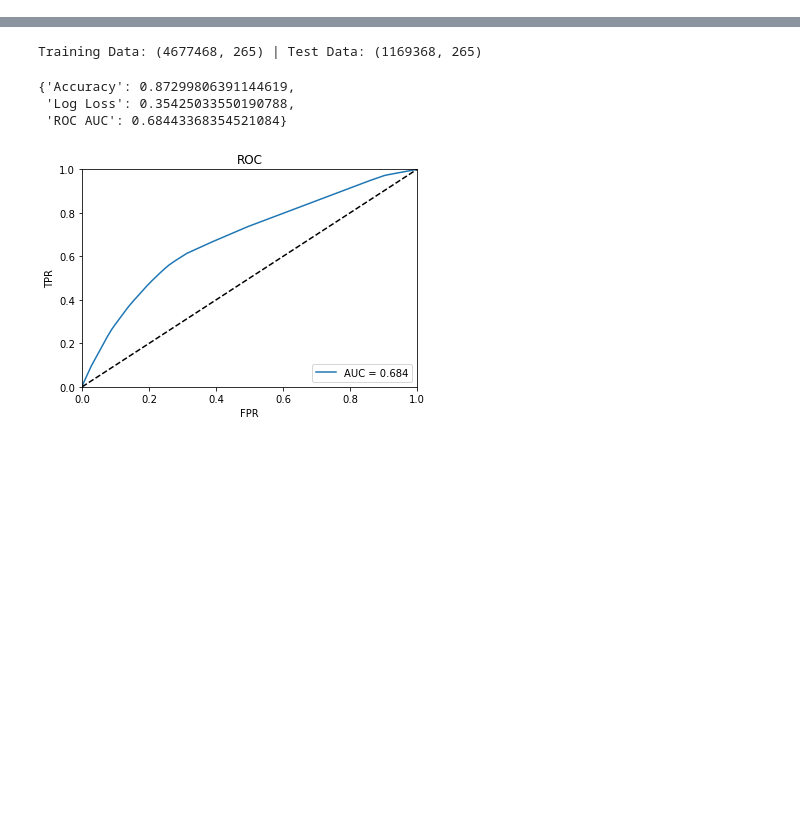
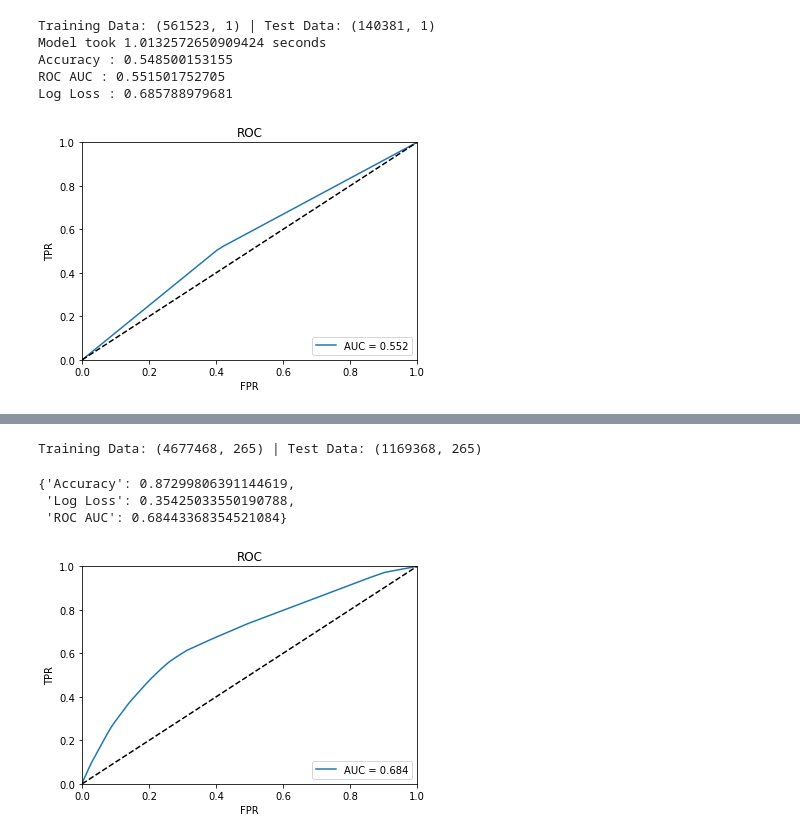
Before and after one commit to colinandrus/ml_course_project, a Jupyter notebook: notebooks/predict_appeal.ipynb, the cells around one changed output, grey strips where cells are left out. Drawn from its saved outputs; the diff is of its cells as text; code cells hidden in the pictures; blank space fills up the shorter version.

```diff
--- a/notebooks/predict_appeal.ipynb
+++ b/notebooks/predict_appeal.ipynb
@@ -40,0 +194,22 @@ def create_dchen_subset():
+# %%
+# Logistic Regression: nationality only
+start_time = time.time()
+CAT_FEATURES = []
+NUM_FEATURES = ['affirmative']
+IMPUTE_METHODS = {'affirmative': 'mean'}
+MODEL = (LogisticRegression())
+
+X_train, X_test, y_train, y_test = dp.get_model_data(dunn_with_appeals,
+                                                  label='has_appealed', cat_features = CAT_FEATURES,
+                                                  num_features = NUM_FEATURES, impute_methods = IMPUTE_METHODS)
+metrics = dp.train_model(MODEL, X_train, y_train, X_test, y_test, plot_auc=True)
+print("Model took {} seconds".format((time.time() - start_time)))
+for metric, val in metrics.items():
+    print(metric + " : " + str(val))
+# %% [output]
+Training Data: (561523, 1) | Test Data: (140381, 1)
+Model took 1.0132572650909424 seconds
+Accuracy : 0.548500153155
+ROC AUC : 0.551501752705
+Log Loss : 0.685788979681
+[figure, added]
```
Also changed, not shown: parts of 25 cells of this notebook.
